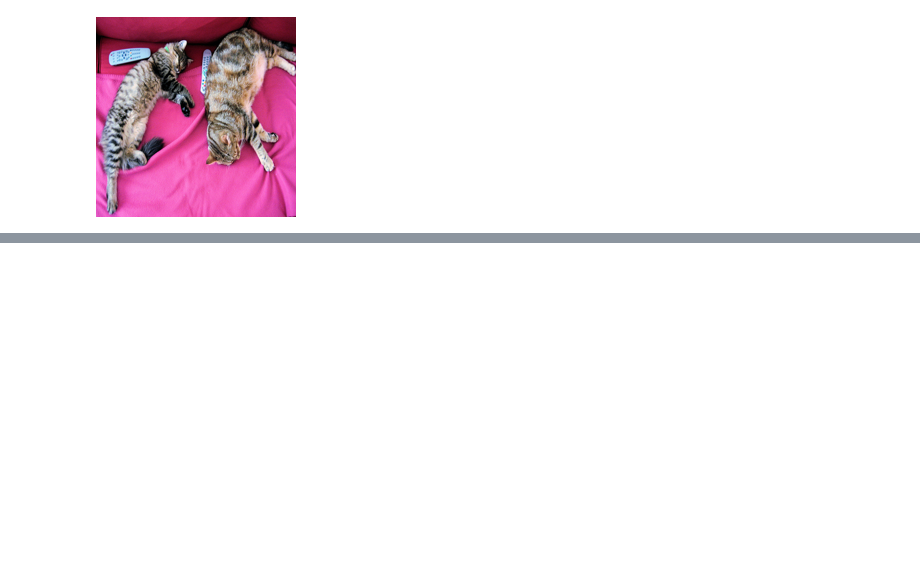
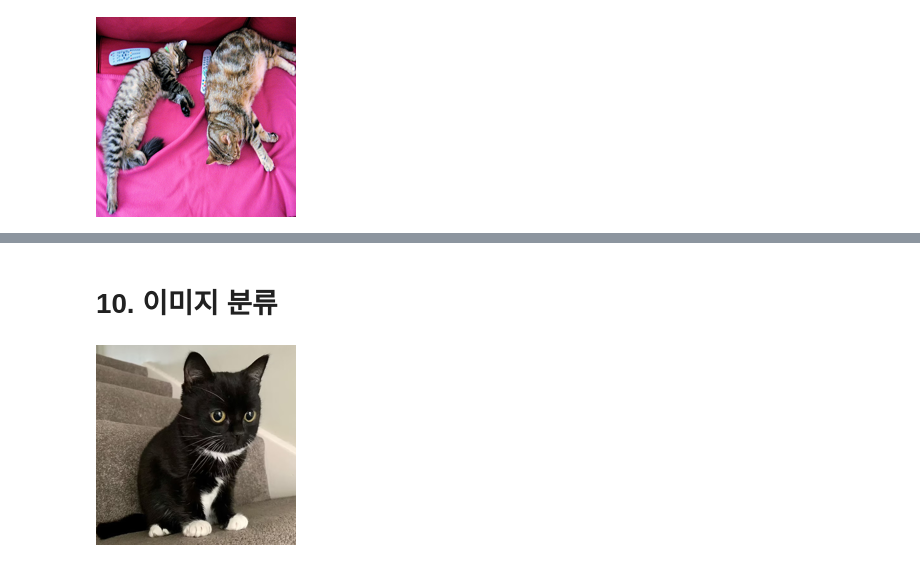
Before and after one commit to hora4444/ai, a Jupyter notebook: source/08_LLM/ch1_허깅페이스.ipynb, the cells around one changed output, grey strips where cells are left out. Drawn from its saved outputs; the diff is of its cells as text; code cells hidden in the pictures; blank space fills up the shorter version.

```diff
--- a/source/08_LLM/ch1_허깅페이스.ipynb
+++ b/source/08_LLM/ch1_허깅페이스.ipynb
@@ -483,0 +498,7 @@ small_image
+# %% [markdown]
+# 10. 이미지 분류
+# %%
+image = Image.open('images/cat.jpg')
+image.resize((200,200))
+# %% [output]
+[figure, added]
```
Also changed, not shown: parts of 8 cells of this notebook, 1 other file.
